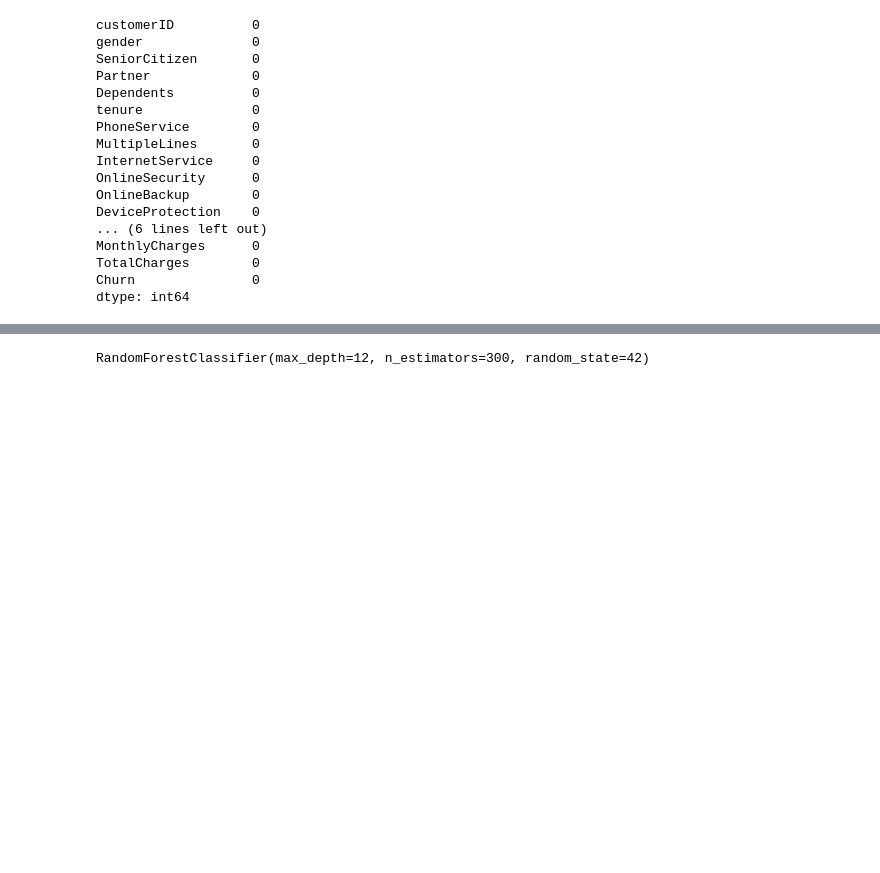
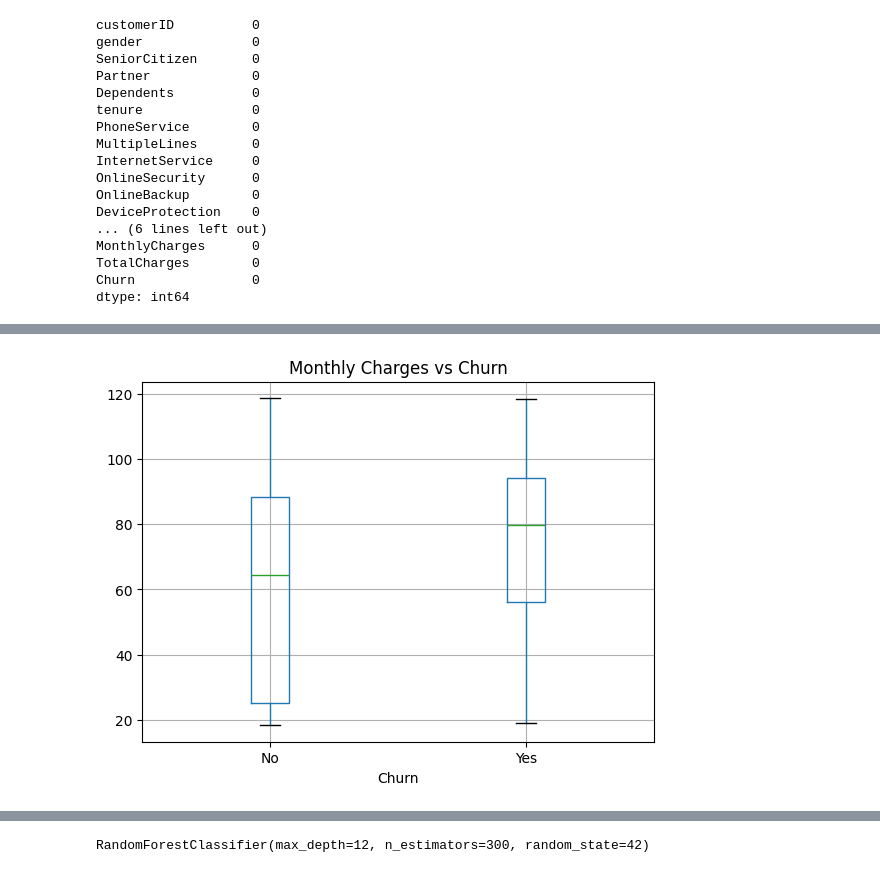
Before and after one commit to Williardm/Telecom-Curn-Work, a Jupyter notebook: Churn.ipynb, the cells around one changed output, grey strips where cells are left out. Saved outputs shown, nothing was run; the diff lists cells and outputs as text; code cells hidden in the pictures; blank space fills up the shorter version.

```diff
--- a/Churn.ipynb
+++ b/Churn.ipynb
@@ -110,0 +140,7 @@ dtype: int64
+# %%
+customer_churn.boxplot(column='MonthlyCharges', by='Churn')
+plt.title("Monthly Charges vs Churn")
+plt.suptitle("")
+plt.show()
+# %% [output]
+[figure, added]
```
Also changed, not shown: parts of 11 cells of this notebook.
